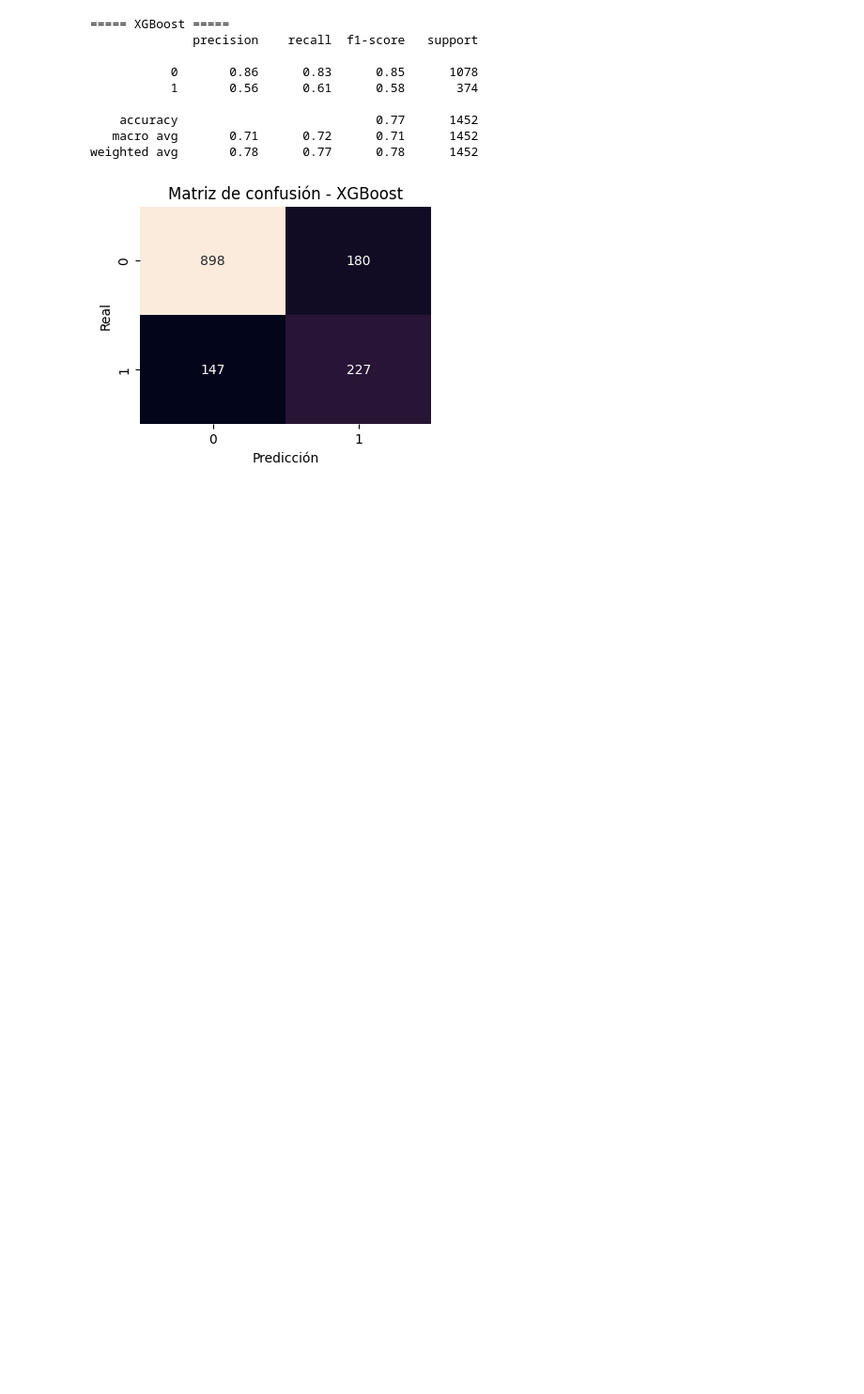
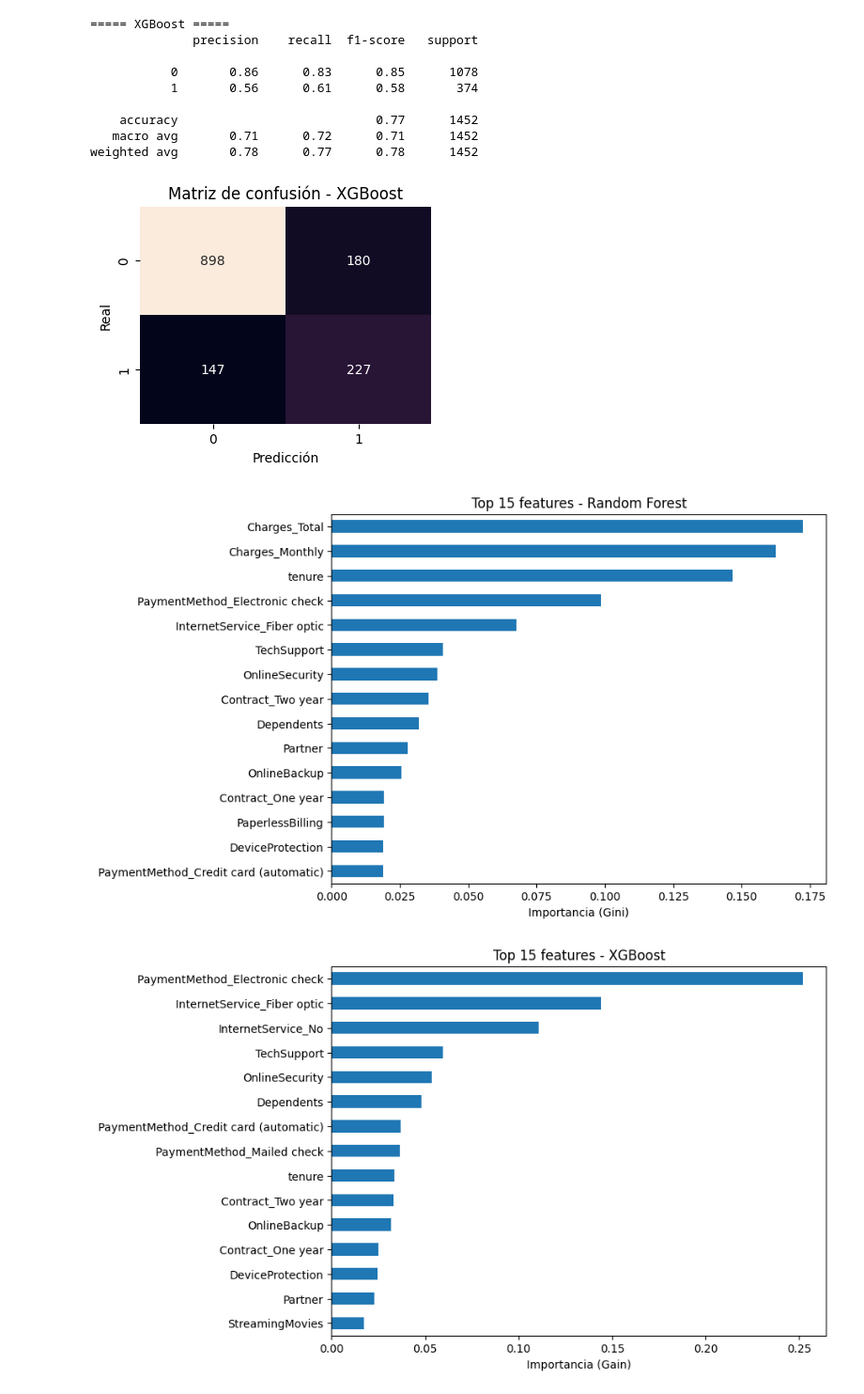
Before and after one commit to AlexTovar31/Challenge_Telecom_2, a Jupyter notebook: TelecomX_2.ipynb, the cells around one changed output. Shown at 94% size. Drawn from its saved outputs; the diff is of its cells as text; code cells hidden in the pictures; blank space fills up the shorter version.

```diff
--- a/TelecomX_2.ipynb
+++ b/TelecomX_2.ipynb
@@ -369,3 +369,40 @@ weighted avg       0.77      0.77      0.77      1452
    macro avg       0.71      0.72      0.71      1452
 weighted avg       0.78      0.77      0.78      1452
 [figure]
+# %%
+# Random Forest
+rf_import = pd.Series(modelos["Random Forest"].feature_importances_, index=X.columns).sort_values(ascending=False)
+plt.figure(figsize=(8,6))
+rf_import.head(15).plot(kind='barh')
+plt.gca().invert_yaxis()
+plt.title("Top 15 features - Random Forest")
+plt.xlabel("Importancia (Gini)")
+plt.show()
+
+# XGBoost
+xgb_import = pd.Series(modelos["XGBoost"].feature_importances_, index=X.columns).sort_values(ascending=False)
+plt.figure(figsize=(8,6))
+xgb_import.head(15).plot(kind='barh')
+plt.gca().invert_yaxis()
+plt.title("Top 15 features - XGBoost")
+plt.xlabel("Importancia (Gain)")
+plt.show()
+
+# (Opcional) Árbol de decisión: profundidad y top variables
+dt_feat = pd.Series(modelos["Decision Tree"].feature_importances_, index=X.columns).sort_values(ascending=False)
+print("Decision Tree - top features:\n", dt_feat.head(10))
+
+# Breve lectura ejecutiva automática
+top_rf = rf_import.head(5).index.tolist()
+top_xgb = xgb_import.head(5).index.tolist()
+interseccion = [f for f in top_rf if f in top_xgb]
+
+print("\nResumen ejecutivo (borrador):")
+print(f"- Mejor modelo según F1-score: {resultados_df.iloc[0]['Modelo']}")
+print(f"- Variables clave recurrentes (RF & XGB): {interseccion}")
+print("- Recomendación: priorizar retención en clientes con combinaciones de estas variables;")
+print("  evaluar ofertas de contrato (Contract_*), revisar pricing/cargos (Charges_*),")
+print("  y potenciar servicios de soporte/seguridad si aparecen como protectores (TechSupport/OnlineSecurity/DeviceProtection).")
+# %% [output]
+[figure, added]
+[figure, added]
```
Also changed, not shown: parts of 15 cells of this notebook.
